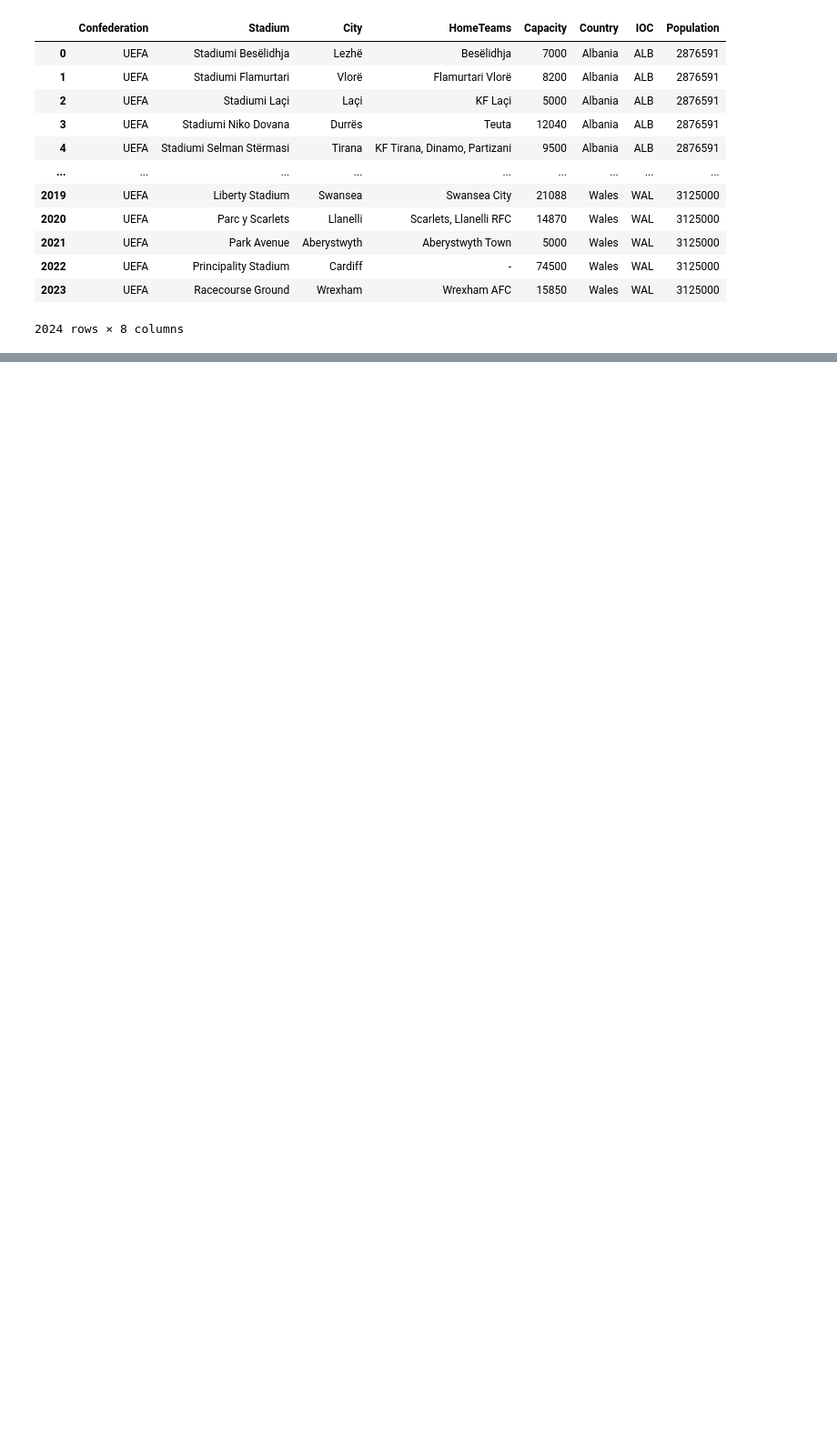
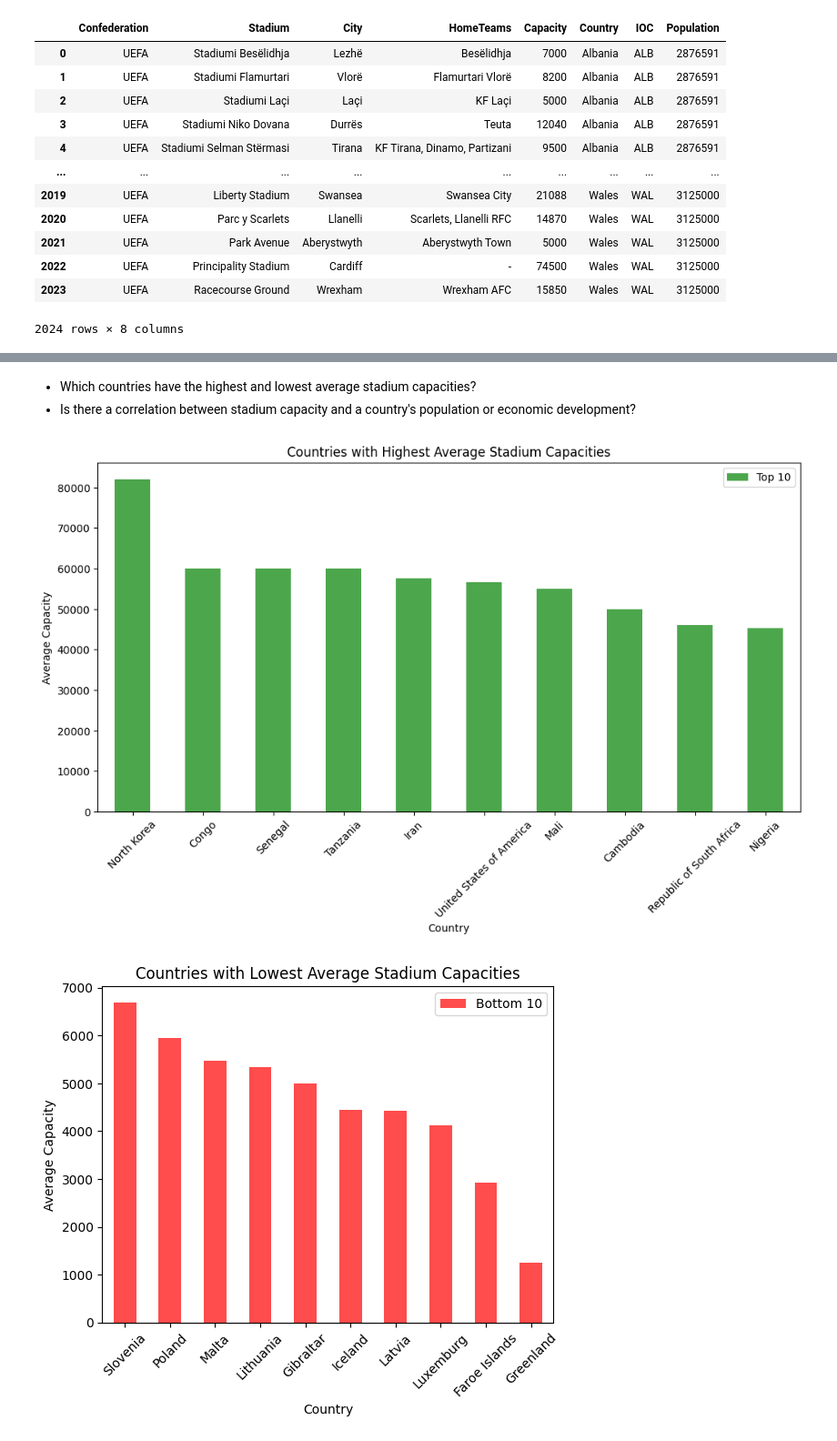
Before and after one commit to debarshee2004/football_stadiums, a Jupyter notebook: src/main.ipynb, the cells around one changed output, grey strips where cells are left out. Shown: that part at 91% size. Saved outputs shown, nothing was run; the diff lists cells and outputs as text; code cells hidden in the pictures; blank space fills up the shorter version.

```diff
--- a/src/main.ipynb
+++ b/src/main.ipynb
@@ -39,0 +82,37 @@ df
+# %% [markdown]
+- Which countries have the highest and lowest average stadium capacities?
+- Is there a correlation between stadium capacity and a country's population or economic development?
+# %%
+# Group the data by country and calculate the average stadium capacity and population
+average_capacity_by_country = df.groupby('Country')['Capacity'].mean().sort_values(ascending=False)
+country_population = df.groupby('Country')['Population'].mean()
+
+# Create a bar plot to visualize countries with the highest average stadium capacities
+plt.figure(figsize=(12, 6))
+average_capacity_by_country.head(10).plot(kind='bar', color='green', alpha=0.7, label='Top 10')
+plt.title('Countries with Highest Average Stadium Capacities')
+plt.xlabel('Country')
+plt.ylabel('Average Capacity')
+plt.legend()
+plt.xticks(rotation=45)
+plt.show()
+
+# Create a bar plot to visualize countries with the lowest average stadium capacities
+average_capacity_by_country.tail(10).plot(kind='bar', color='red', alpha=0.7, label='Bottom 10')
+plt.title('Countries with Lowest Average Stadium Capacities')
+plt.xlabel('Country')
+plt.ylabel('Average Capacity')
+plt.legend()
+plt.xticks(rotation=45)
+plt.show()
+
+# Create a scatter plot to explore the correlation between stadium capacity and population
+plt.figure(figsize=(12, 6))
+plt.scatter(country_population, average_capacity_by_country, alpha=0.5)
+plt.title('Correlation between Stadium Capacity and Population')
+plt.xlabel('Population')
+plt.ylabel('Average Capacity')
+plt.show()
+# %% [output]
+[figure, added]
+[figure, added]
```
Also changed, not shown: parts of 8 cells of this notebook, 1 other file.
